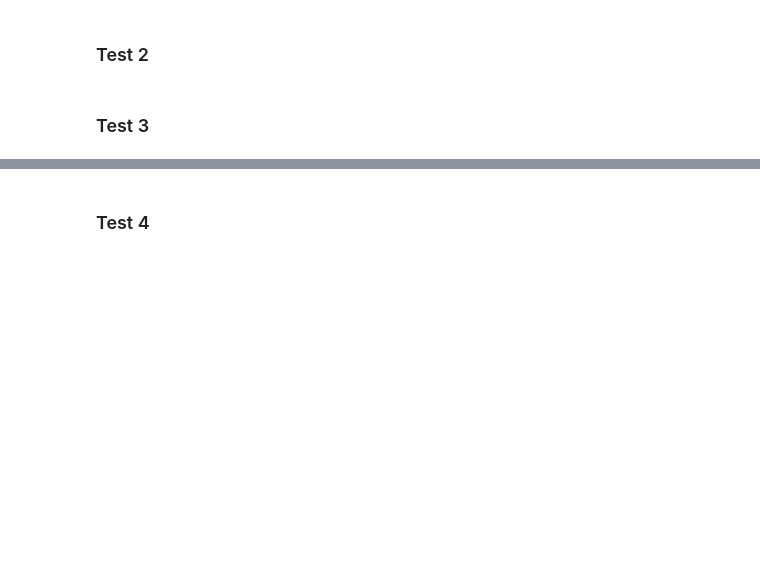
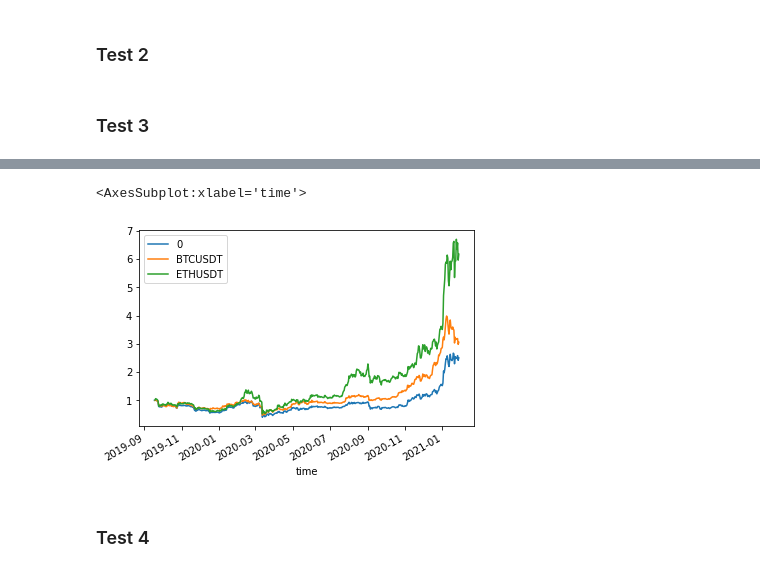
Before and after one commit to sunnyyang1576/btceth-momenum, a Jupyter notebook: Test.ipynb, the cells around one changed output, grey strips where cells are left out. Drawn from its saved outputs; the diff is of its cells as text; code cells hidden in the pictures; blank space fills up the shorter version.

```diff
--- a/Test.ipynb
+++ b/Test.ipynb
@@ -101,3 +101,5 @@ signal = signal_df.apply(check)
 # %%
 port_ret = ret_df[signal].fillna(0)
 port_ret = port_ret.sum(axis=1)
+# %%
+result = pd.concat([port_ret,ret_df],axis=1)
@@ -104,2 +113,2 @@ port_ret = port_ret.sum(axis=1)
 # %%
-(port_ret+1).cumprod()
+cum_result = (result+1).cumprod()
@@ -120,3 +115,8 @@ Length: 500, dtype: float64
+# %%
+cum_result.plot()
+# %% [output]
+<AxesSubplot:xlabel='time'>
+[figure, added]
 # %% [markdown]
 ### Test 4
 # %%
```
Also changed, not shown: parts of 15 cells of this notebook.
